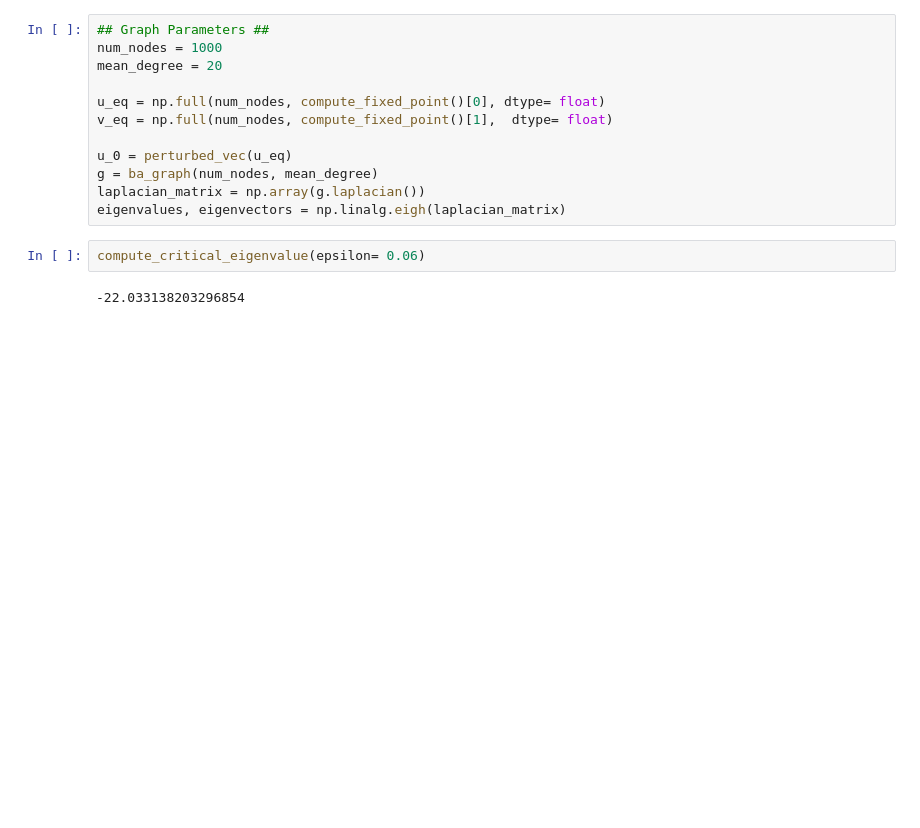
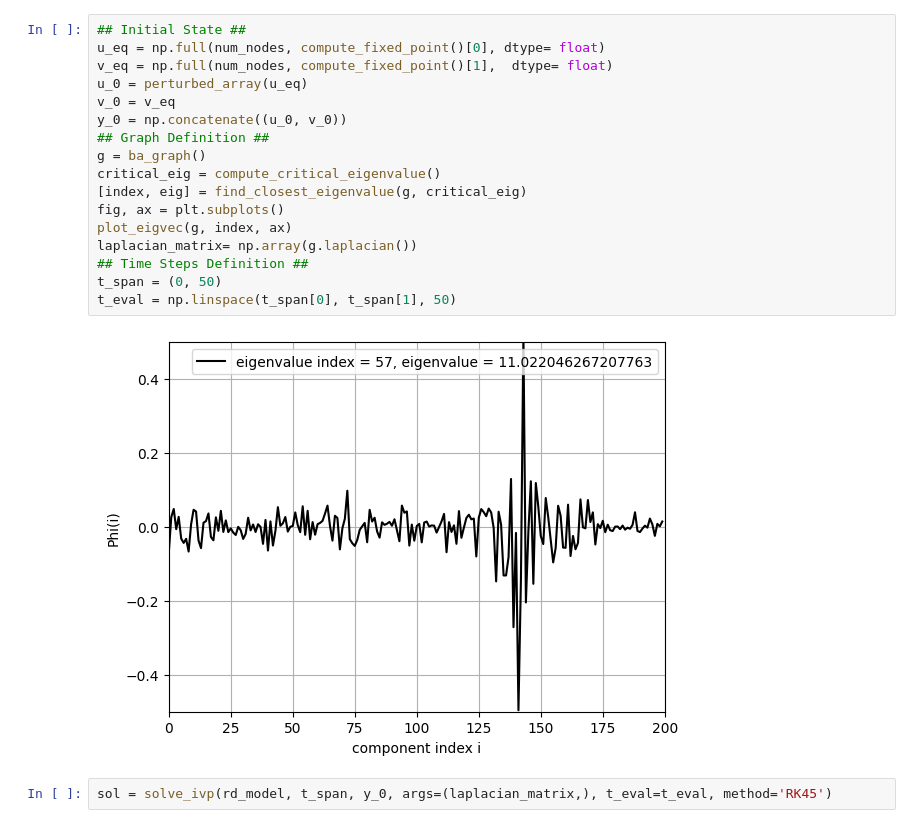
Before and after one commit to miriamzara/ComplexNet_project, a Jupyter notebook: project_18/code/turing_network_simulation.ipynb, the cells around one changed output. Drawn from its saved outputs; the diff is of its cells as text; blank space fills up the shorter version.

```diff
--- a/project_18/code/turing_network_simulation.ipynb
+++ b/project_18/code/turing_network_simulation.ipynb
@@ -88,16 +137,21 @@ def find_closest_eigenvalue(g, critical_eigenvalue):
 # %%
-## Graph Parameters ##
-num_nodes = 1000
-mean_degree = 20
-
+## Initial State ##
 u_eq = np.full(num_nodes, compute_fixed_point()[0], dtype= float)
 v_eq = np.full(num_nodes, compute_fixed_point()[1],  dtype= float)
-
-u_0 = perturbed_vec(u_eq)
-g = ba_graph(num_nodes, mean_degree)
-laplacian_matrix = np.array(g.laplacian())
-eigenvalues, eigenvectors = np.linalg.eigh(laplacian_matrix)
+u_0 = perturbed_array(u_eq)
+v_0 = v_eq
+y_0 = np.concatenate((u_0, v_0))
+## Graph Definition ##
+g = ba_graph()
+critical_eig = compute_critical_eigenvalue()
+[index, eig] = find_closest_eigenvalue(g, critical_eig)
+fig, ax = plt.subplots()
+plot_eigvec(g, index, ax)
+laplacian_matrix= np.array(g.laplacian())
+## Time Steps Definition ##
+t_span = (0, 50)
+t_eval = np.linspace(t_span[0], t_span[1], 50)
+# %% [output]
+[figure, added]
-# %%
-compute_critical_eigenvalue(epsilon= 0.06)
-# %% [output]
--22.033138203296854
+# %%
+sol = solve_ivp(rd_model, t_span, y_0, args=(laplacian_matrix,), t_eval=t_eval, method='RK45')
```
Also changed, not shown: parts of 4 cells of this notebook, 7 other files.
